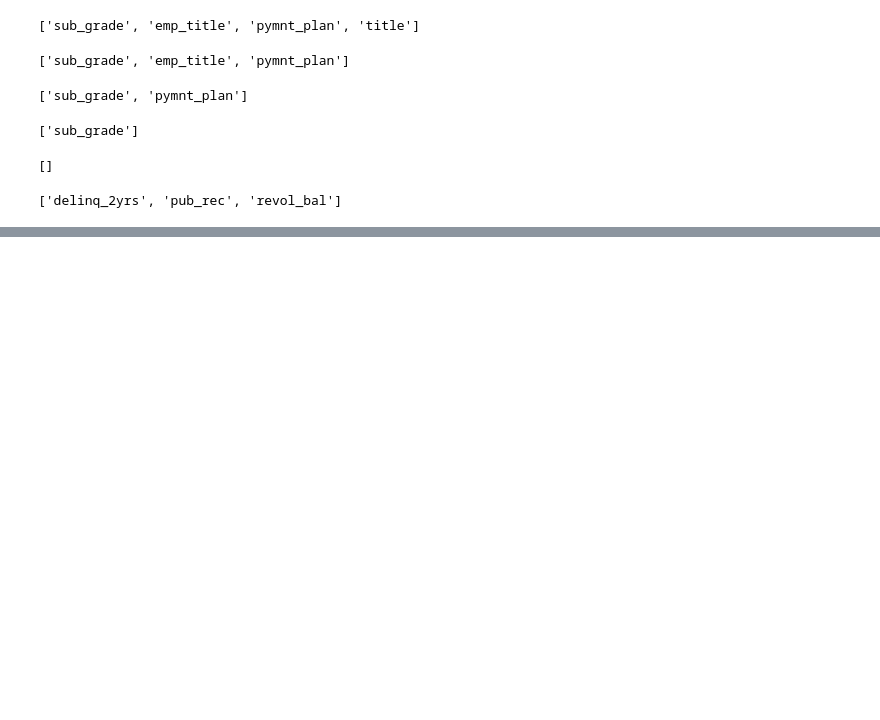
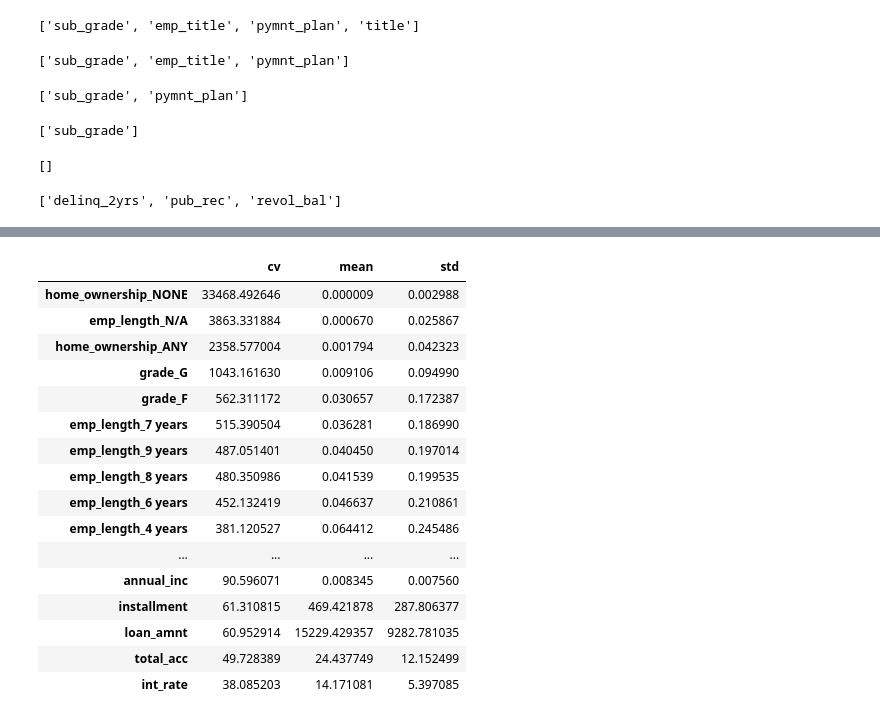
Before and after one commit to aekanun2020/2022-PEA-ML-scikitLearn-Spark, a Jupyter notebook: ___K_sklearn_Cassification_Pipeline_Prediciton_of_Loan_Payment.ipynb, the cells around one changed output, grey strips where cells are left out. Saved outputs shown, nothing was run; the diff lists cells and outputs as text; code cells hidden in the pictures; blank space fills up the shorter version.

```diff
--- a/___K_sklearn_Cassification_Pipeline_Prediciton_of_Loan_Payment.ipynb
+++ b/___K_sklearn_Cassification_Pipeline_Prediciton_of_Loan_Payment.ipynb
@@ -1389,0 +1410,20 @@ del pipeline_model
+# %%
+features[numerical].describe().transpose().assign(cv=lambda x: ((100/x['mean'])*x['std']))[['cv','mean','std']].sort_values('cv',ascending=False)
+# %% [output]
+|  | cv | mean | std |
+| home_ownership_NONE | 33468.492646 | 0.000009 | 0.002988 |
+| emp_length_N/A | 3863.331884 | 0.000670 | 0.025867 |
+| home_ownership_ANY | 2358.577004 | 0.001794 | 0.042323 |
+| grade_G | 1043.161630 | 0.009106 | 0.094990 |
+| grade_F | 562.311172 | 0.030657 | 0.172387 |
+| emp_length_7 years | 515.390504 | 0.036281 | 0.186990 |
+| emp_length_9 years | 487.051401 | 0.040450 | 0.197014 |
+| emp_length_8 years | 480.350986 | 0.041539 | 0.199535 |
+| emp_length_6 years | 452.132419 | 0.046637 | 0.210861 |
+| emp_length_4 years | 381.120527 | 0.064412 | 0.245486 |
+| ... | ... | ... | ... |
+| annual_inc | 90.596071 | 0.008345 | 0.007560 |
+| installment | 61.310815 | 469.421878 | 287.806377 |
+| loan_amnt | 60.952914 | 15229.429357 | 9282.781035 |
+| total_acc | 49.728389 | 24.437749 | 12.152499 |
+| int_rate | 38.085203 | 14.171081 | 5.397085 |
```
Also changed, not shown: parts of 23 cells of this notebook.
